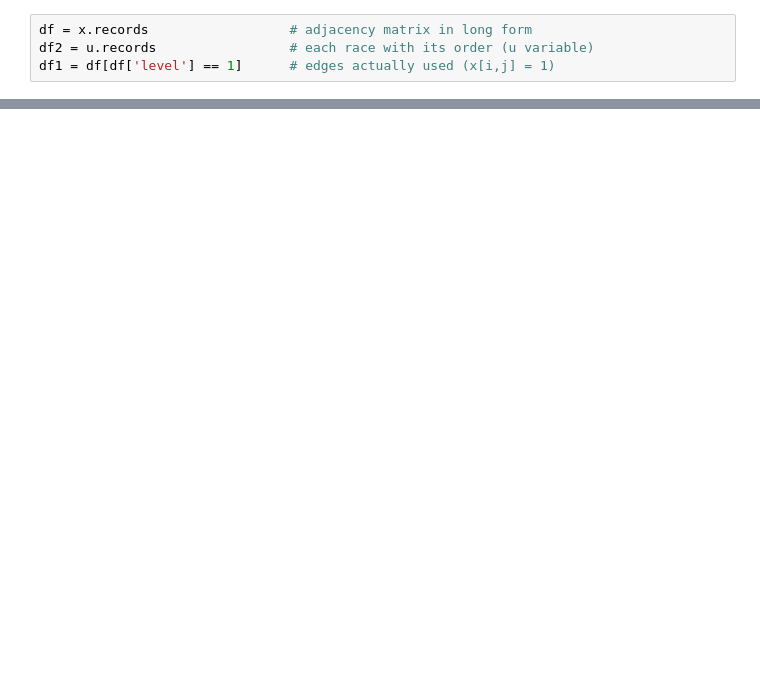
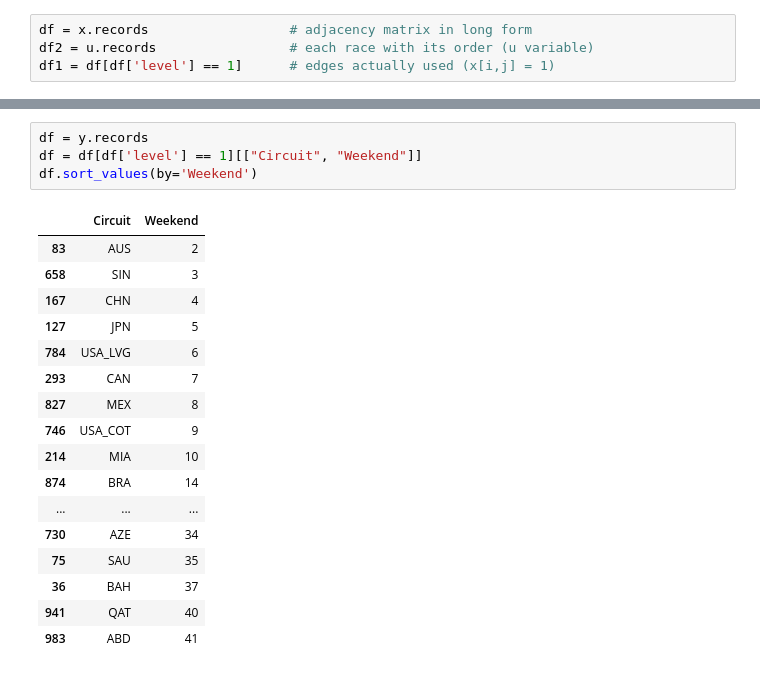
Before and after one commit to GokulnathUW/f1-calendar-optimization, a Jupyter notebook: model.ipynb, the cells around one changed output, grey strips where cells are left out. Cells and saved outputs as stored; diff of their text form; blank space fills up the shorter version.

```diff
--- a/model.ipynb
+++ b/model.ipynb
@@ -383,0 +389,22 @@ pd.merge(df1, df2, left_on = 'Circuit_0', right_on = 'Circuit').sort_values(by='
+# %%
+df = y.records
+df = df[df['level'] == 1][["Circuit", "Weekend"]]
+df.sort_values(by='Weekend')
+# %% [output]
+|  | Circuit | Weekend |
+| 83 | AUS | 2 |
+| 658 | SIN | 3 |
+| 167 | CHN | 4 |
+| 127 | JPN | 5 |
+| 784 | USA_LVG | 6 |
+| 293 | CAN | 7 |
+| 827 | MEX | 8 |
+| 746 | USA_COT | 9 |
+| 214 | MIA | 10 |
+| 874 | BRA | 14 |
+| ... | ... | ... |
+| 730 | AZE | 34 |
+| 75 | SAU | 35 |
+| 36 | BAH | 37 |
+| 941 | QAT | 40 |
+| 983 | ABD | 41 |
```
Also changed, not shown: parts of 13 cells of this notebook, 1 other file.
